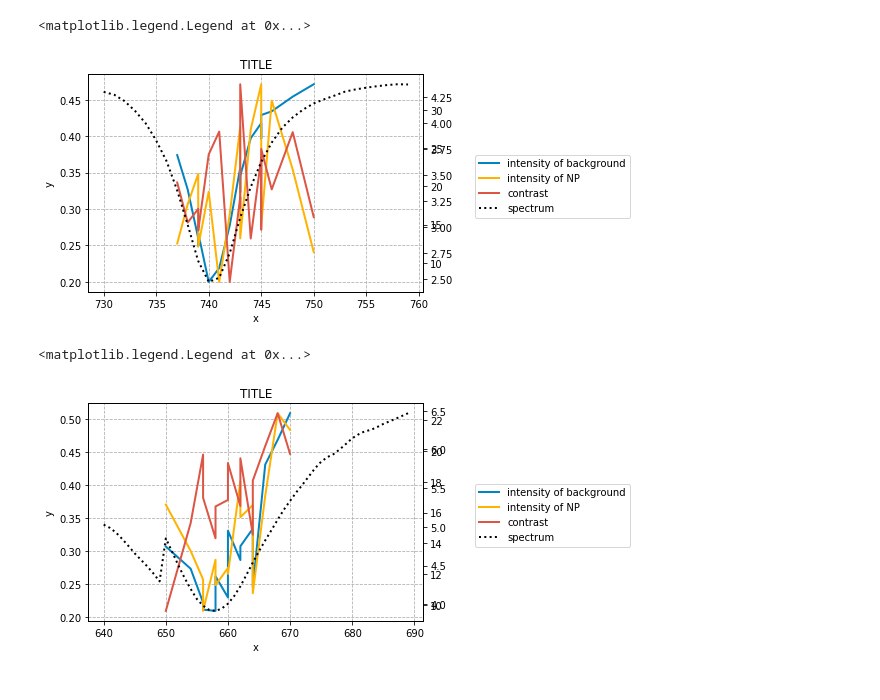
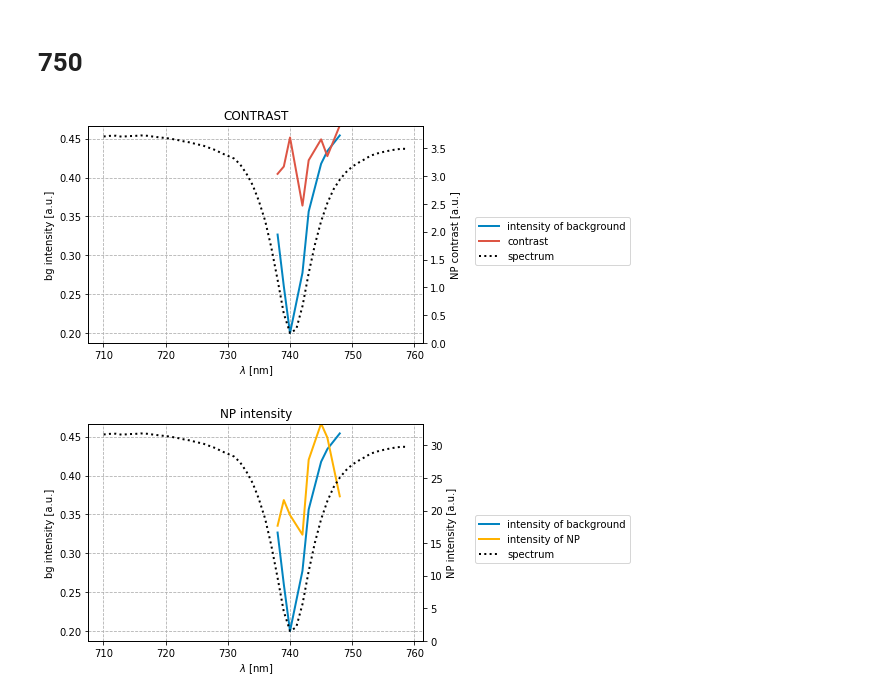
Before and after one commit to Yennda/spr_microscopy, a Jupyter notebook: database_plots.ipynb, the cells around one changed output. Cells and saved outputs as stored; diff of their text form; code cells hidden in the pictures.

```diff
--- a/database_plots.ipynb
+++ b/database_plots.ipynb
@@ -109,21 +154,0 @@ data = load_sql(sql_data, columns)
-# %%
-fig, axes = plt.subplots()
-axes.grid(linestyle='--')
-axes.set_title('TITLE')
-axes.set_xlabel('x')
-axes.set_ylabel('y')
-axes_ii=axes.twinx()
-
-
-axes.twinx().plot(data['WAVELENGTH'], data['CON'], linewidth=2, color=red, label='contrast')
-axes_ii.plot(data['WAVELENGTH'], data['INP'], linewidth=2, color=yellow, label='intensity of NP')
-
-axes.plot(data['WAVELENGTH'], data['IBGPX'], linewidth=2, color=blue, label='intensity of background')
-# axes_ii.plot(data['WAVELENGTH'], data['INPPX'], linewidth=2, color=red, label='intensity of NP', ls = '-.')
-
-add_spr(axes.twinx(), '20_04_15_L3/')
-
-fig.legend(loc='center left', bbox_to_anchor=(1, 0.5))
-# %% [output]
-<matplotlib.legend.Legend at 0x...>
-[figure, removed]
@@ -144,21 +155,9 @@ data = load_sql(sql_data, columns)
-# %%
-fig, axes = plt.subplots()
-axes.grid(linestyle='--')
-axes.set_title('TITLE')
-axes.set_xlabel('x')
-axes.set_ylabel('y')
-axes_ii=axes.twinx()
-
-
-axes.twinx().plot(data['WAVELENGTH'], data['CON'], linewidth=2, color=red, label='contrast')
-axes_ii.plot(data['WAVELENGTH'], data['INP'], linewidth=2, color=yellow, label='intensity of NP')
-
-axes.plot(data['WAVELENGTH'], data['IBGPX'], linewidth=2, color=blue, label='intensity of background')
-# axes_ii.plot(data['WAVELENGTH'], data['INPPX'], linewidth=2, color=red, label='intensity of NP', ls = '-.')
-
-add_spr(axes.twinx(), '20_03_16_K5/')
-
-fig.legend(loc='center left', bbox_to_anchor=(1, 0.5))
-# %% [output]
-<matplotlib.legend.Legend at 0x...>
-[figure, removed]
+# %% [markdown]
+# 750
+# %%
+data, folder = data_about_master('L3')
+plot_contrast(data, folder)
+plot_npi(data, folder)
+# %% [output]
+[figure, added]
+[figure, added]
```
Also changed, not shown: parts of 12 cells of this notebook, 5 other files.
